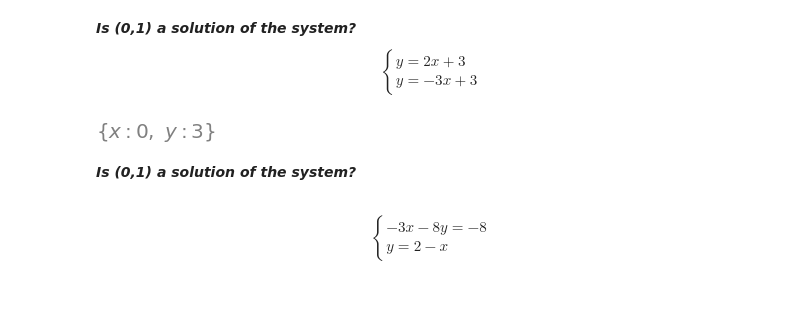
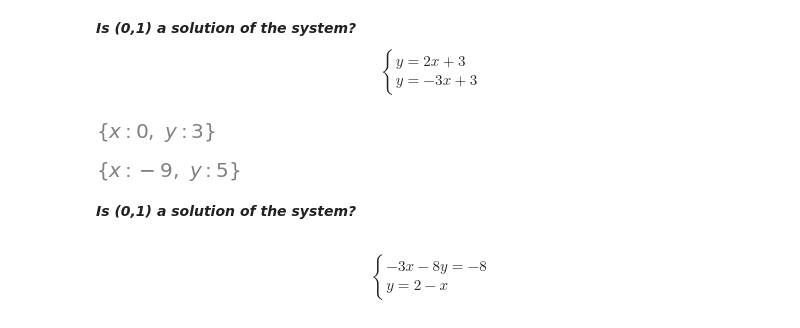
Before and after one commit to HarakaRisasi/python_code, a Jupyter notebook: math/linear_algebra/002_system_of_equations.ipynb, the cells around one changed output. Drawn from its saved outputs; the diff is of its cells as text; code cells hidden in the pictures; blank space fills up the shorter version.

```diff
--- a/math/linear_algebra/002_system_of_equations.ipynb
+++ b/math/linear_algebra/002_system_of_equations.ipynb
@@ -26,6 +26,13 @@ eq_2 = -3*x + 3
 sp.solve([eq_1 - y, eq_2 - y], (x, y))
 # %% [output]
 [figure]
+# %%
+eq_1 = -7*y - 4*x
+eq_2 = 7*y - 2*x
+
+sp.solve([eq_1 - 1, eq_2 - 53], (x, y))
+# %% [output]
+[figure, added]
 # %% [markdown]
 ***Is (0,1) a solution of the system?***
 # %% [markdown]
```
Also changed, not shown: parts of 1 cell of this notebook, 13 other files.
